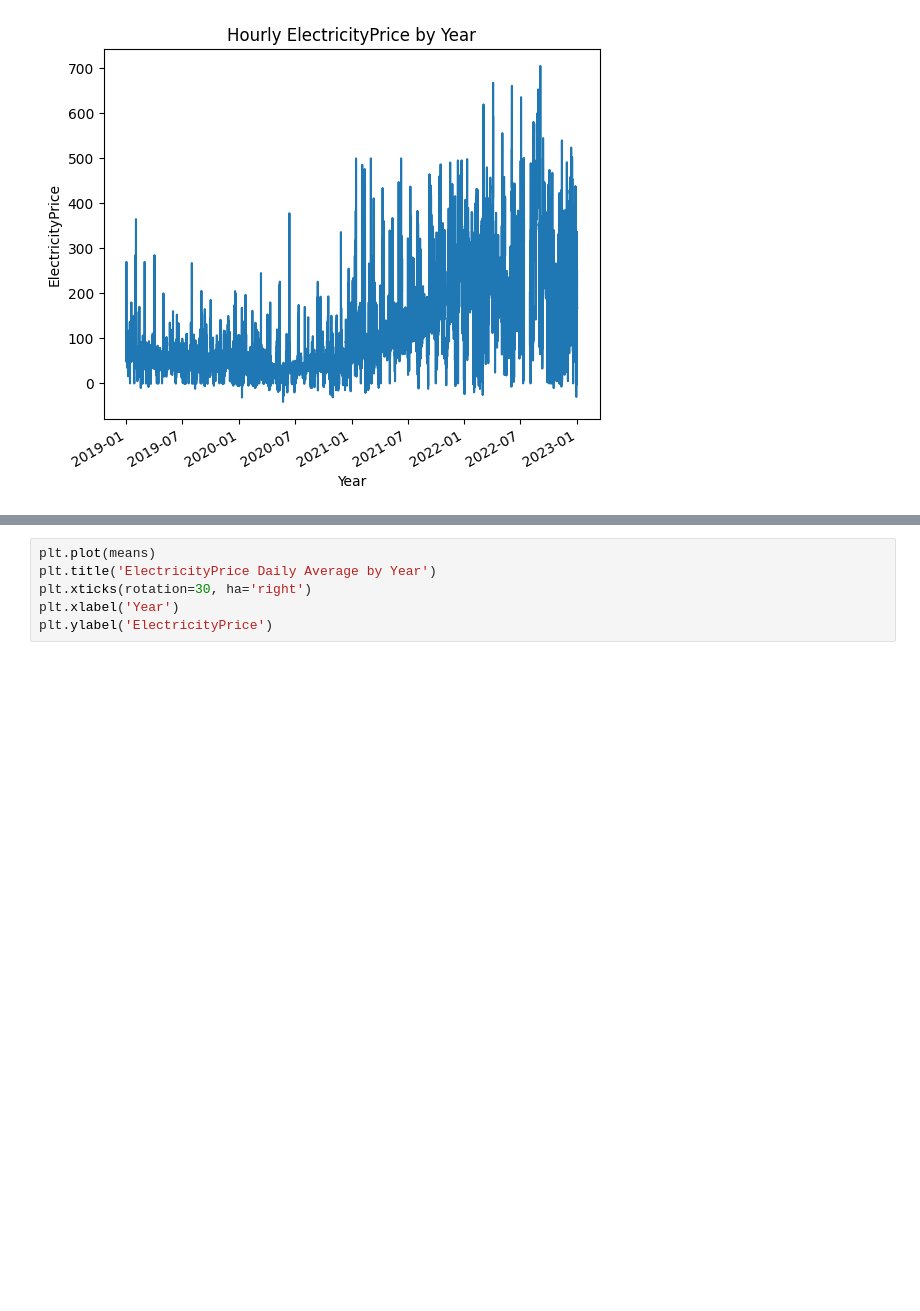
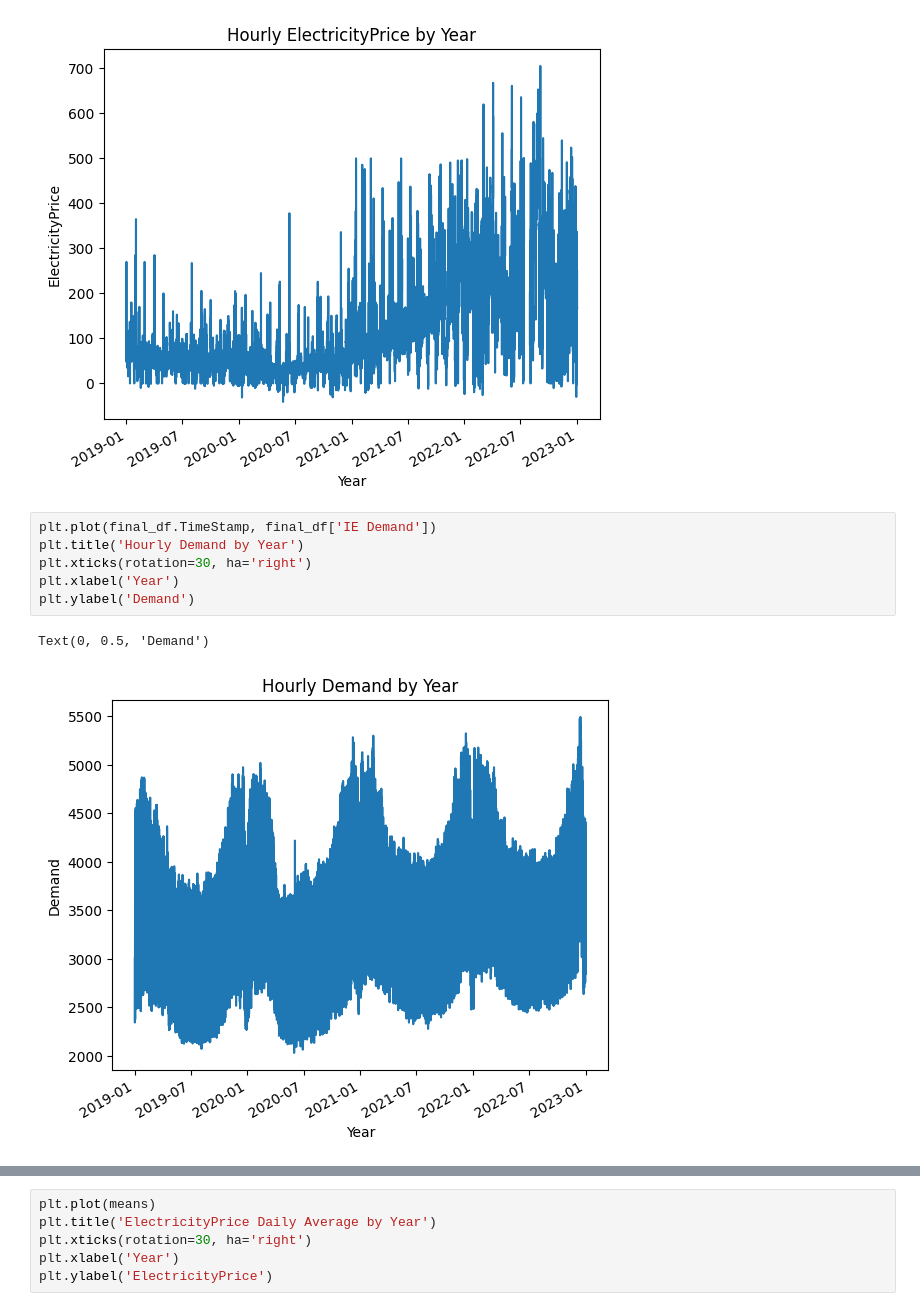
Before and after one commit to Gauthaman-KA/CS648, a Jupyter notebook: CodeFiles/PreProcessing.ipynb, the cells around one changed output, grey strips where cells are left out. Cells and saved outputs as stored; diff of their text form; blank space fills up the shorter version.

```diff
--- a/CodeFiles/PreProcessing.ipynb
+++ b/CodeFiles/PreProcessing.ipynb
@@ -815,6 +815,15 @@ plt.ylabel('ElectricityPrice')
 # %% [output]
 Text(0, 0.5, 'ElectricityPrice')
 [figure]
+# %%
+plt.plot(final_df.TimeStamp, final_df['IE Demand'])
+plt.title('Hourly Demand by Year')
+plt.xticks(rotation=30, ha='right')
+plt.xlabel('Year')
+plt.ylabel('Demand')
+# %% [output]
+Text(0, 0.5, 'Demand')
+[figure, added]
 # %%
 means = final_df.groupby(pd.Grouper(key='TimeStamp', freq='D'))['ElectricityPrice_L'].mean()
 means.head()
```
Also changed, not shown: parts of 6 cells of this notebook.
